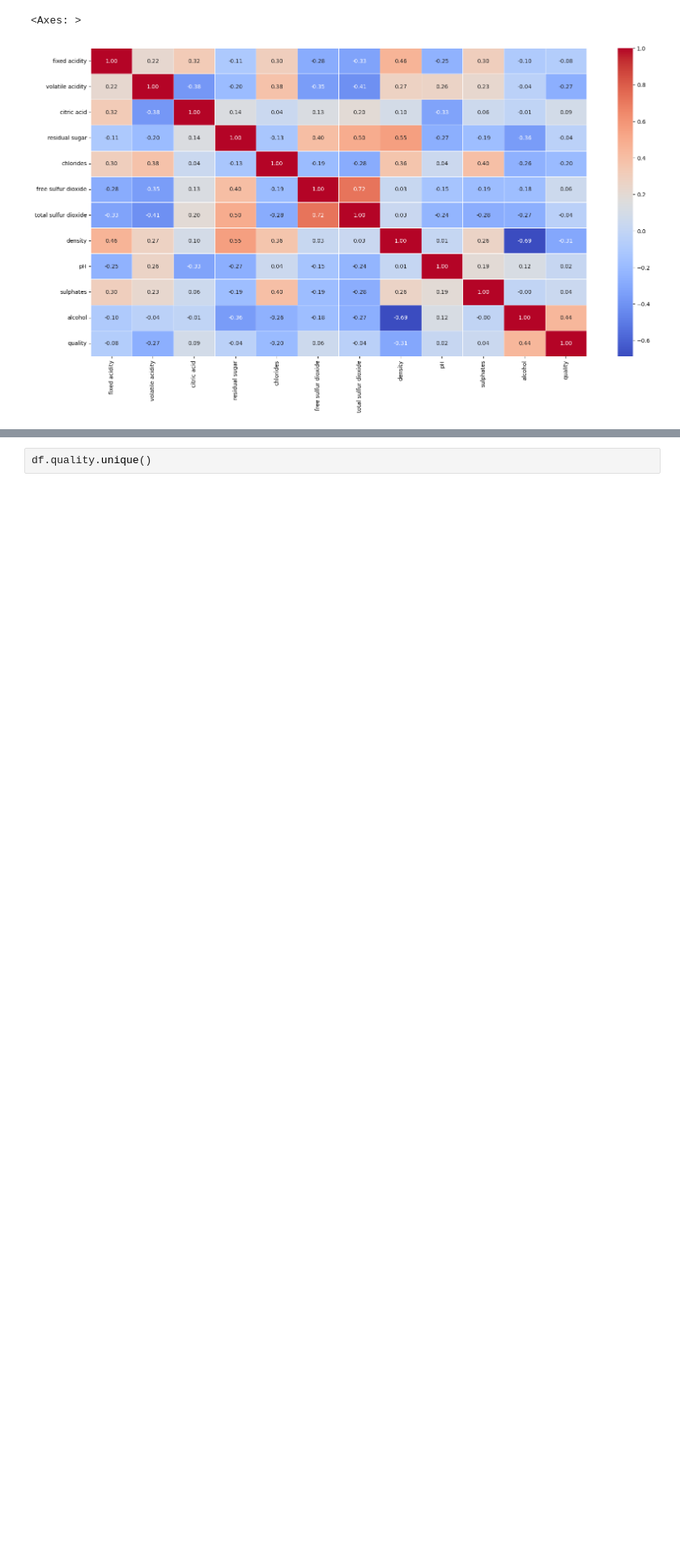
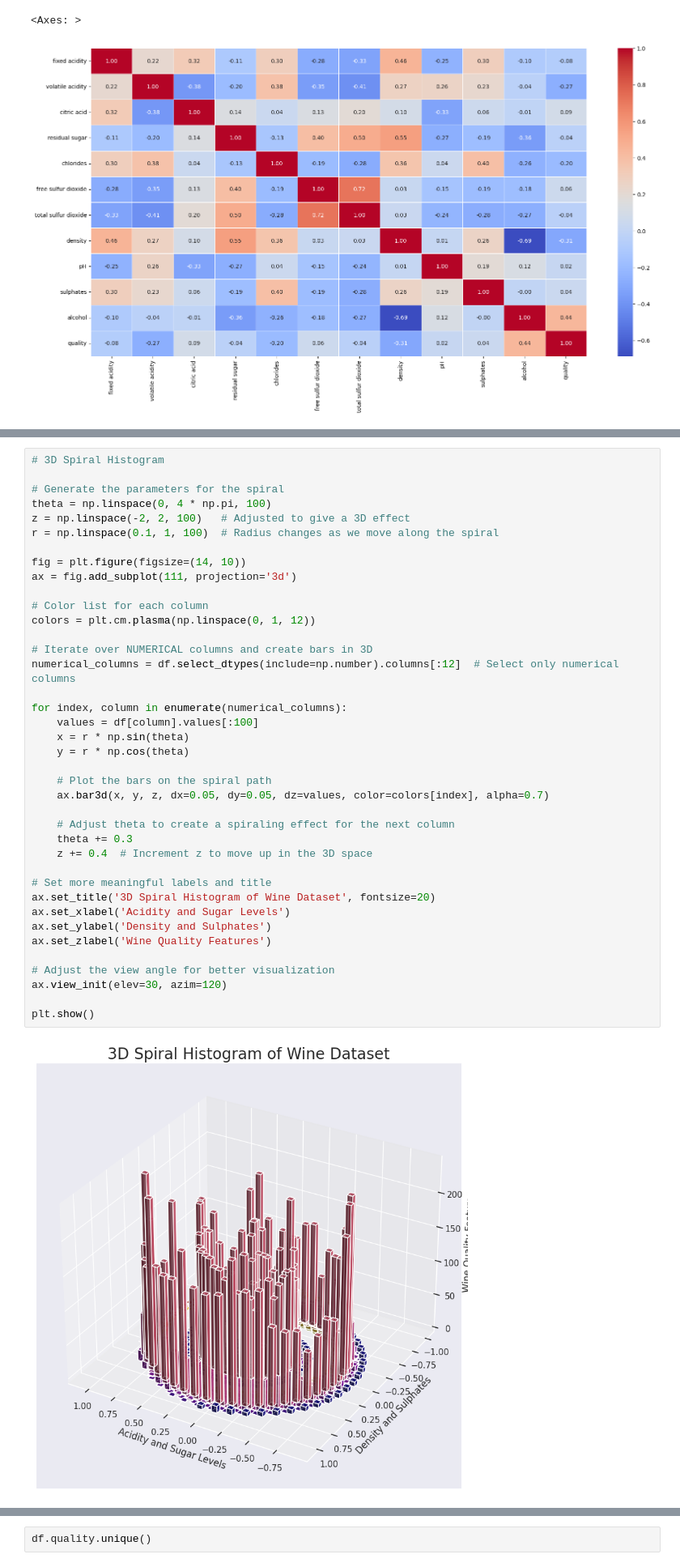
Before and after one commit to CodeRTX/Wine-Quality-Analysis, a Jupyter notebook: Wine_Quality.ipynb, the cells around one changed output, grey strips where cells are left out. Shown at 81% size. Saved outputs shown, nothing was run; the diff lists cells and outputs as text; blank space fills up the shorter version.

```diff
--- a/Wine_Quality.ipynb
+++ b/Wine_Quality.ipynb
@@ -182,0 +247,41 @@ sns.heatmap(corr, annot=True, cmap='coolwarm', fmt=".2f", linewidths=0.5)
+# %%
+# 3D Spiral Histogram
+
+# Generate the parameters for the spiral
+theta = np.linspace(0, 4 * np.pi, 100)
+z = np.linspace(-2, 2, 100)   # Adjusted to give a 3D effect
+r = np.linspace(0.1, 1, 100)  # Radius changes as we move along the spiral
+
+fig = plt.figure(figsize=(14, 10))
+ax = fig.add_subplot(111, projection='3d')
+
+# Color list for each column
+colors = plt.cm.plasma(np.linspace(0, 1, 12))
+
+# Iterate over NUMERICAL columns and create bars in 3D
+numerical_columns = df.select_dtypes(include=np.number).columns[:12]  # Select only numerical columns
+
+for index, column in enumerate(numerical_columns):
+    values = df[column].values[:100]
+    x = r * np.sin(theta)
+    y = r * np.cos(theta)
+
+    # Plot the bars on the spiral path
+    ax.bar3d(x, y, z, dx=0.05, dy=0.05, dz=values, color=colors[index], alpha=0.7)
+
+    # Adjust theta to create a spiraling effect for the next column
+    theta += 0.3
+    z += 0.4  # Increment z to move up in the 3D space
+
+# Set more meaningful labels and title
+ax.set_title('3D Spiral Histogram of Wine Dataset', fontsize=20)
+ax.set_xlabel('Acidity and Sugar Levels')
+ax.set_ylabel('Density and Sulphates')
+ax.set_zlabel('Wine Quality Features')
+
+# Adjust the view angle for better visualization
+ax.view_init(elev=30, azim=120)
+
+plt.show()
+# %% [output]
+[figure, added]
```
Also changed, not shown: parts of 5 cells of this notebook.
